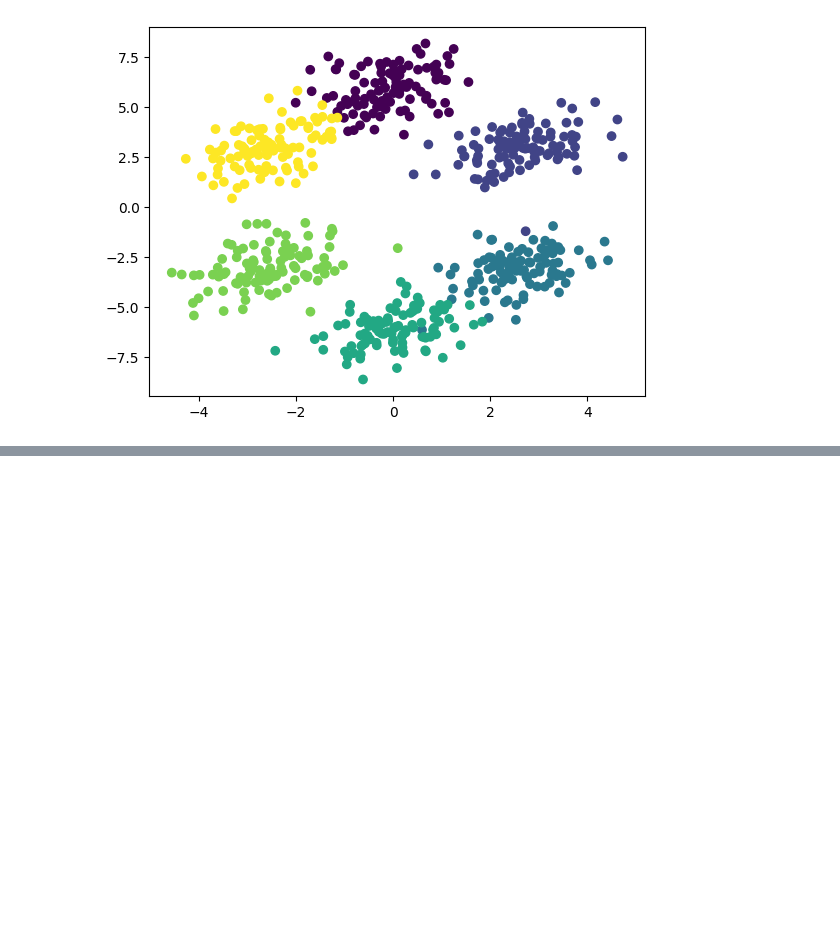
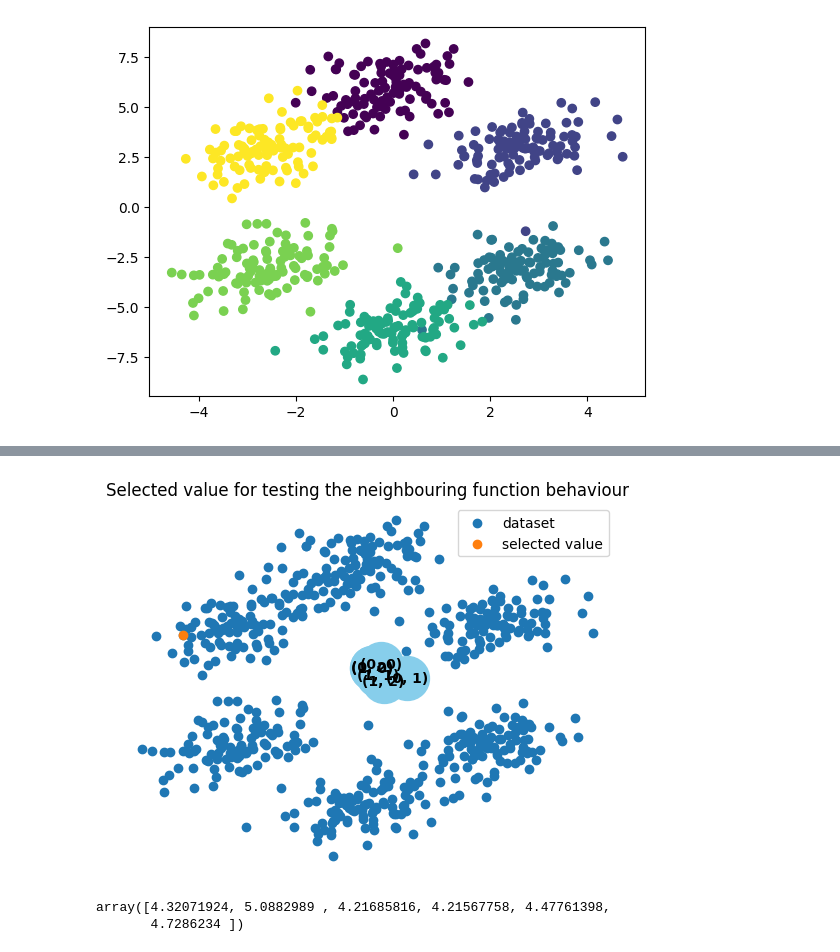
Before and after one commit to Fersoil/miowad, a Jupyter notebook: KOH/test.ipynb, the cells around one changed output, grey strips where cells are left out. Cells and saved outputs as stored; diff of their text form; code cells hidden in the pictures; blank space fills up the shorter version.

```diff
--- a/KOH/test.ipynb
+++ b/KOH/test.ipynb
@@ -52,0 +62,16 @@ celinski harabasz
+# %%
+x = hexagon[["x", "y"]].values[18]
+plt.scatter(hexagon["x"], hexagon["y"], label = "dataset")
+plt.scatter(x[0], x[1], label = "selected value")
+plt.title("Selected value for testing the neighbouring function behaviour")
+plt.legend()
+koh.plot_graph()
+# %% [output]
+[figure, added]
+# %%
+distances = np.linalg.norm(koh.cells.reshape(-1, 2) - x, axis=1)
+best_i, best_j = np.unravel_index(np.argmin(distances, axis=None), (koh.M, koh.N))
+distances
+# %% [output]
+array([4.32071924, 5.0882989 , 4.21685816, 4.21567758, 4.47761398,
+       4.7286234 ])
```
Also changed, not shown: parts of 76 cells of this notebook, 10 other files.
